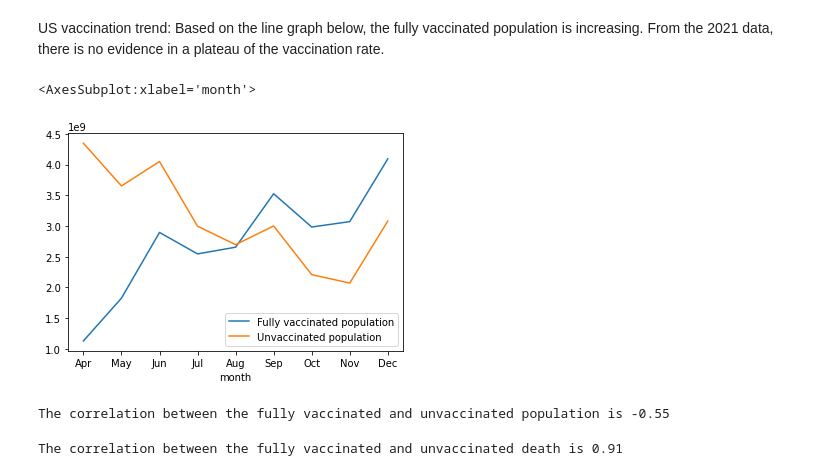
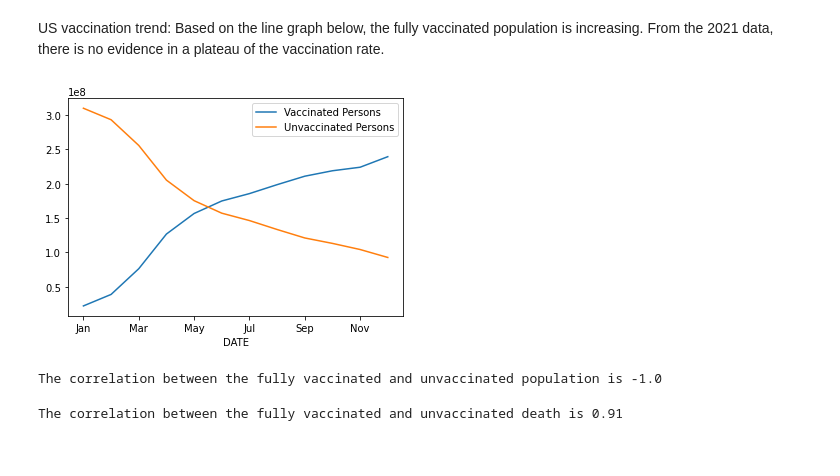
Before and after one commit to WayBurke/Project1-Group2, a Jupyter notebook: Project-1_COVID-19.ipynb, the cells around one changed output. Drawn from its saved outputs; the diff is of its cells as text; code cells hidden in the pictures.

```diff
--- a/Project-1_COVID-19.ipynb
+++ b/Project-1_COVID-19.ipynb
@@ -43,0 +113,3 @@ pio.renderers.default = 'colab'
+# %%
+nation_only['DATE'] = nation_only['DATE'].replace({1:"Jan",2:"Feb",3:"Mar",4:"Apr",5:"May",6:"Jun",
+                                                   7:"Jul",8:"Aug",9:"Sep",10:"Oct",11:"Nov",12:"Dec"})
@@ -43,0 +123,3 @@ pio.renderers.default = 'colab'
+# %%
+us_data_vax_mth = pd.DataFrame(nation_only.groupby(["DATE"],as_index=False).median())
+us_data_vax_mth
@@ -43,0 +140,9 @@ pio.renderers.default = 'colab'
+# %%
+#Month Dictionary to be used for sorting
+month_dict = {'Jan':1,'Feb':2,'Mar':3, 'Apr':4, 'May':5, 'Jun':6,
+              'Jul':7, 'Aug':8, 'Sep':9, 'Oct':10, 'Nov':11, 'Dec':12}
+
+us_data_vax_mth=us_data_vax_mth.set_index("DATE")
+us_data_vax_mth = us_data_vax_mth.sort_values('DATE', key = lambda x : x.apply (lambda x : month_dict[x]))
+
+us_data_vax_mth
@@ -43,0 +164,9 @@ pio.renderers.default = 'colab'
+# %%
+#Renaming columns
+us_data_vax_mth= us_data_vax_mth.rename(columns={"PARTIALLY_OR_FULLY_VACCINATED_PERSONS":"Vaccinated Persons"})
+
+#Creating new column to find the total Unvaccinated persons
+us_data_vax_mth["Unvaccinated Persons"] = (us_data_vax_mth["POPULATION"]
+                                           - us_data_vax_mth["Vaccinated Persons"])
+#Deleting unwanted column after calculation
+del us_data_vax_mth["POPULATION"]
@@ -327,20 +430,20 @@ US vaccination trend:
 Based on the line graph below, the fully vaccinated population is increasing. From the 2021 data, there is no evidence in a plateau of the vaccination rate.
 # %%
 #Using the vaccination population figures, there was not a plateau in the number of people getting
-#vaccinated close to the end of the year. More people were choosing to be vaccinated.trends
-vax_pop_df.plot.line()
+#vaccinated close to the end of the year. More people were choosing to be vaccinated appears to be the trend
+us_data_vax_mth.plot.line()
+plt.savefig("images/trend.png")
 # %% [output]
-<AxesSubplot:xlabel='month'>
-[figure, old version]
+[figure, new version]
 # %%
 # Calculate the correlation coefficient for fully vaccinated vs unvaccinated population
 
-fully_vax = vax_pop_df.iloc[:,0]
-unvax = vax_pop_df.iloc[:,1]
+fully_vax = us_data_vax_mth.iloc[:,0]
+unvax = us_data_vax_mth.iloc[:,1]
 correlation = stats.pearsonr(fully_vax,unvax)
 print(f"The correlation between the fully vaccinated and unvaccinated population is {round(correlation[0],2)}")
 # %% [output]
-The correlation between the fully vaccinated and unvaccinated population is -0.55
+The correlation between the fully vaccinated and unvaccinated population is -1.0
 # %%
 # Calculate the correlation coefficient for fully vaccinated vs unvaccinated deaths
 
```
Also changed, not shown: parts of 72 cells of this notebook, 36 other files.
